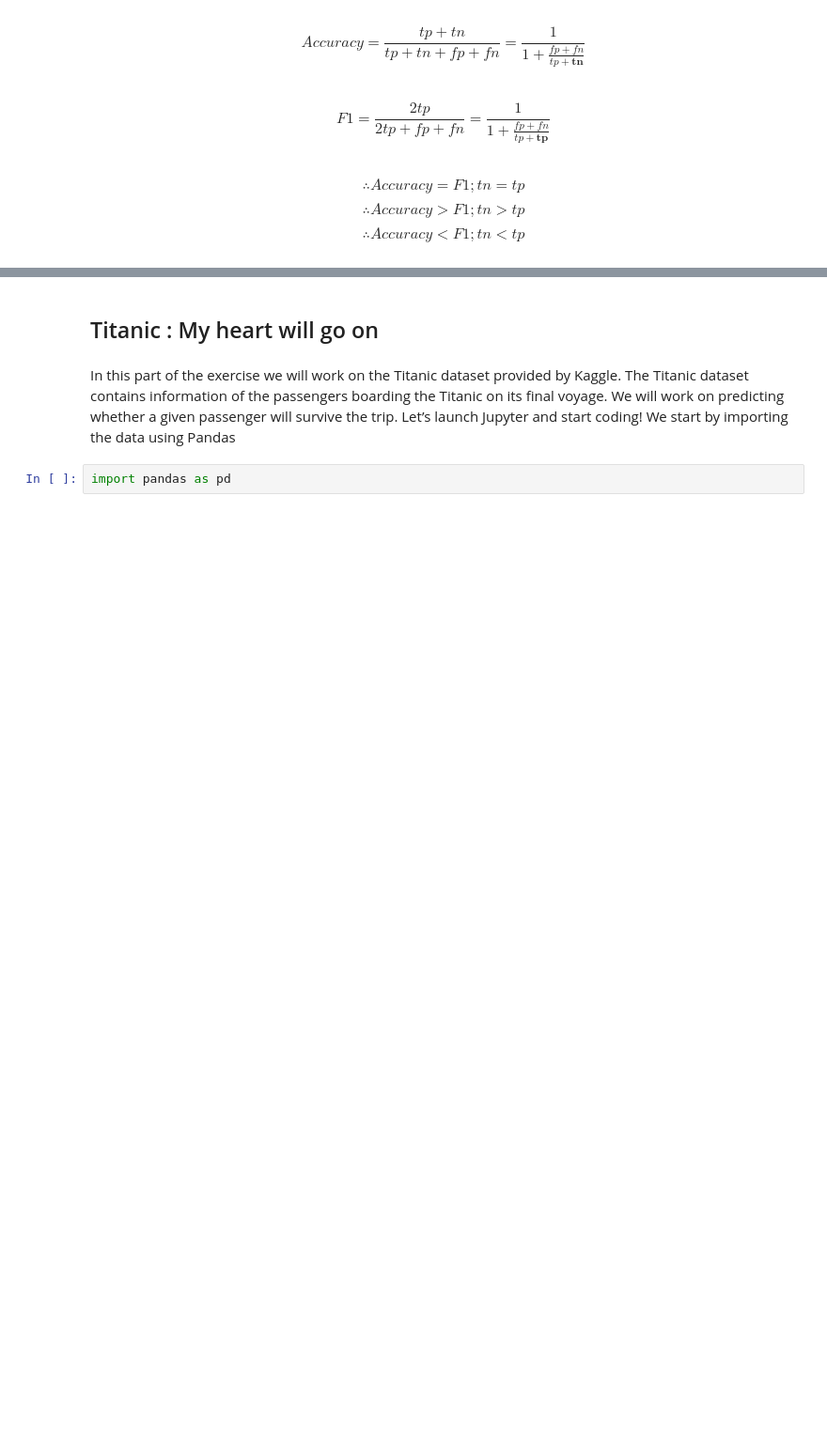
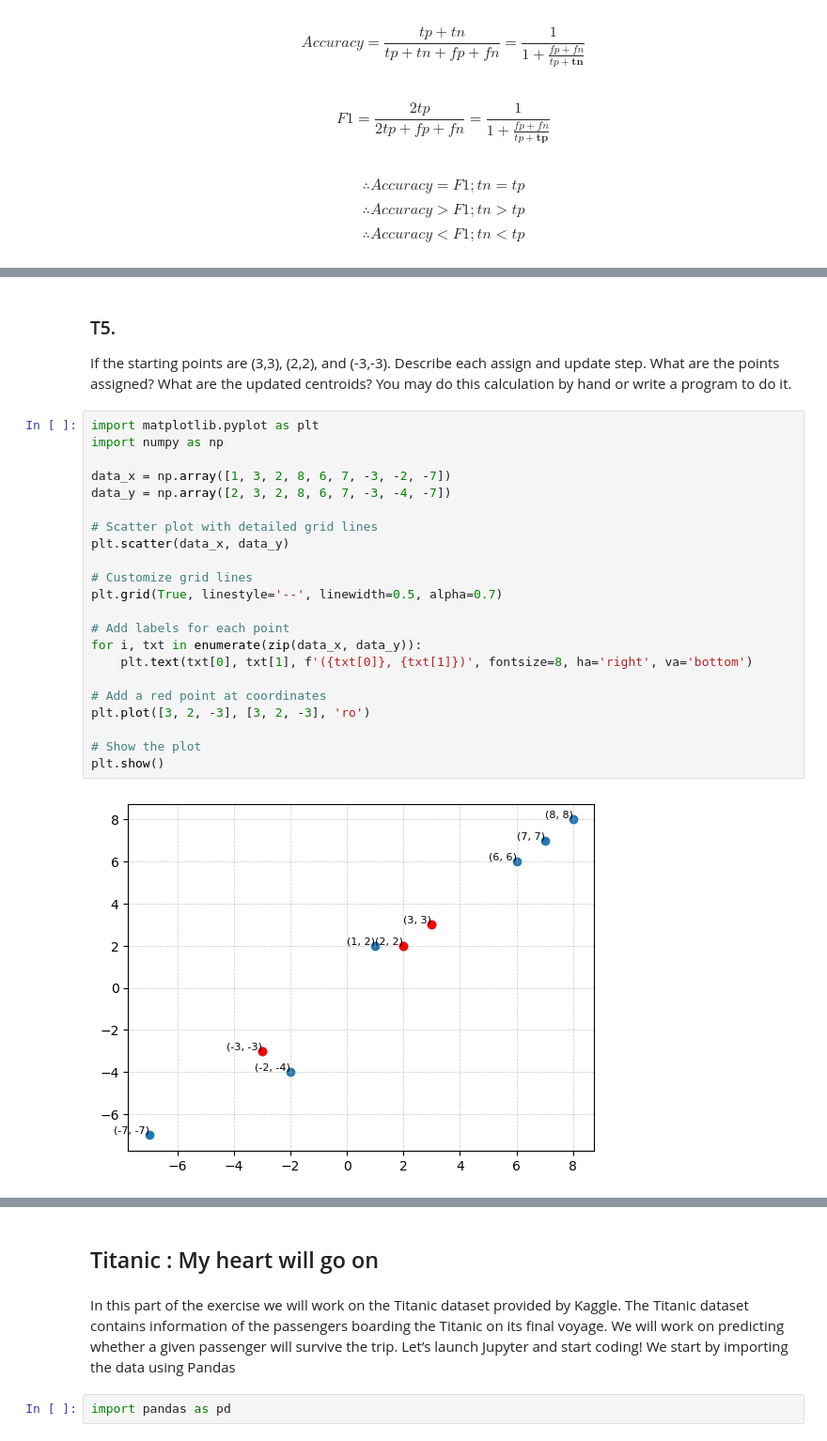
Before and after one commit to pupipatsk/Pattern-Recognition, a Jupyter notebook: HW/HW01/HW 1.ipynb, the cells around one changed output, grey strips where cells are left out. Shown: that part at 94% size. Saved outputs shown, nothing was run; the diff lists cells and outputs as text; blank space fills up the shorter version.

```diff
--- a/HW/HW01/HW 1.ipynb
+++ b/HW/HW01/HW 1.ipynb
@@ -164,0 +208,27 @@ $$ \therefore Accuracy < F1   ; tn < tp $$
+# %% [markdown]
+### T5.
+If the starting points are (3,3), (2,2), and (-3,-3). Describe each assign and update step. What are the points assigned? What are the updated centroids? You may do this calculation by hand or write a program to do it.
+# %%
+import matplotlib.pyplot as plt
+import numpy as np
+
+data_x = np.array([1, 3, 2, 8, 6, 7, -3, -2, -7])
+data_y = np.array([2, 3, 2, 8, 6, 7, -3, -4, -7])
+
+# Scatter plot with detailed grid lines
+plt.scatter(data_x, data_y)
+
+# Customize grid lines
+plt.grid(True, linestyle='--', linewidth=0.5, alpha=0.7)
+
+# Add labels for each point
+for i, txt in enumerate(zip(data_x, data_y)):
+    plt.text(txt[0], txt[1], f'({txt[0]}, {txt[1]})', fontsize=8, ha='right', va='bottom')
+
+# Add a red point at coordinates
+plt.plot([3, 2, -3], [3, 2, -3], 'ro')
+
+# Show the plot
+plt.show()
+# %% [output]
+[figure, added]
```
Also changed, not shown: parts of 42 cells of this notebook, 3 other files.
